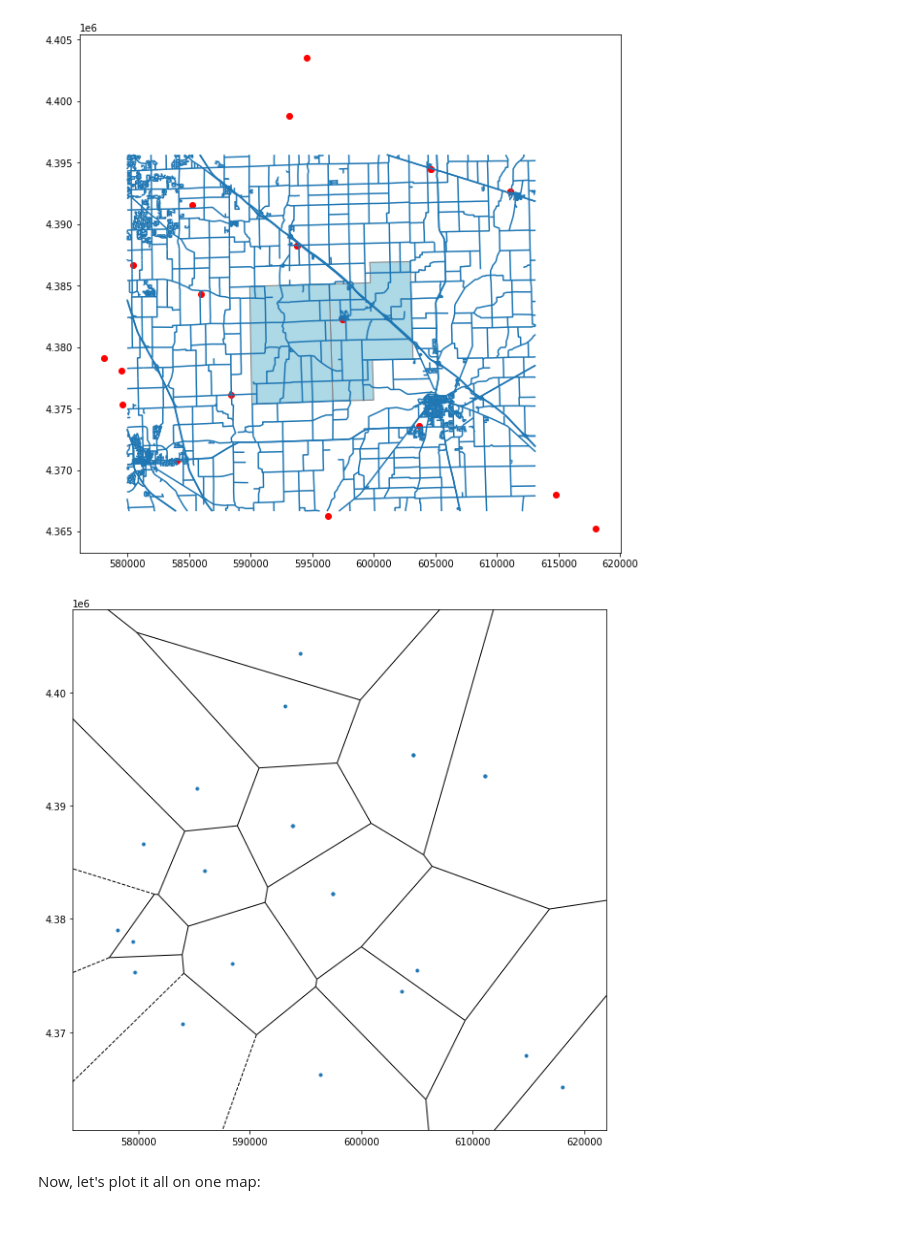
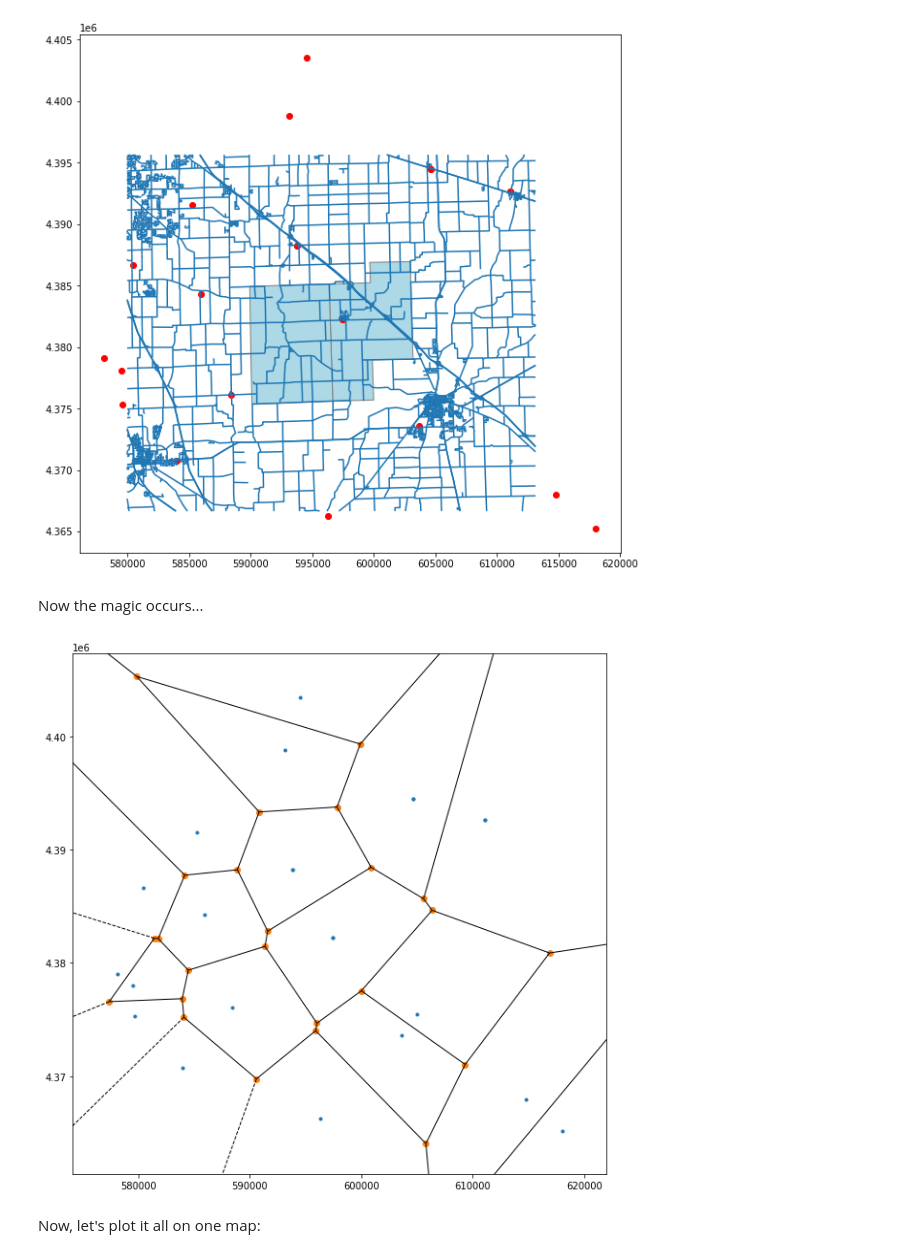
Before and after one commit to trimble/fire_geozones, a Jupyter notebook: Geos.ipynb, the cells around one changed output. Saved outputs shown, nothing was run; the diff lists cells and outputs as text; code cells hidden in the pictures; blank space fills up the shorter version.

```diff
--- a/Geos.ipynb
+++ b/Geos.ipynb
@@ -222,18 +222,20 @@ engines.plot(ax=ax, color='red')
 # %% [output]
 <AxesSubplot:>
 [figure]
+# %% [markdown]
+Now the magic occurs...
 # %%
 import scipy.spatial
 import numpy as np
 
 engine_coords = [(x,y) for x,y in zip(engines['geometry'].x , engines['geometry'].y)]
 
 vor = scipy.spatial.Voronoi(engine_coords)
 
 fig, ax = plt.subplots(figsize=(10,10))
-voronoi_figure = scipy.spatial.voronoi_plot_2d(vor, ax=ax, show_vertices=False)
+voronoi_figure = scipy.spatial.voronoi_plot_2d(vor, ax=ax)
 # %% [output]
-[figure, old version]
+[figure, new version]
 # %% [markdown]
 Now, let's plot it all on one map:
 # %%
```
